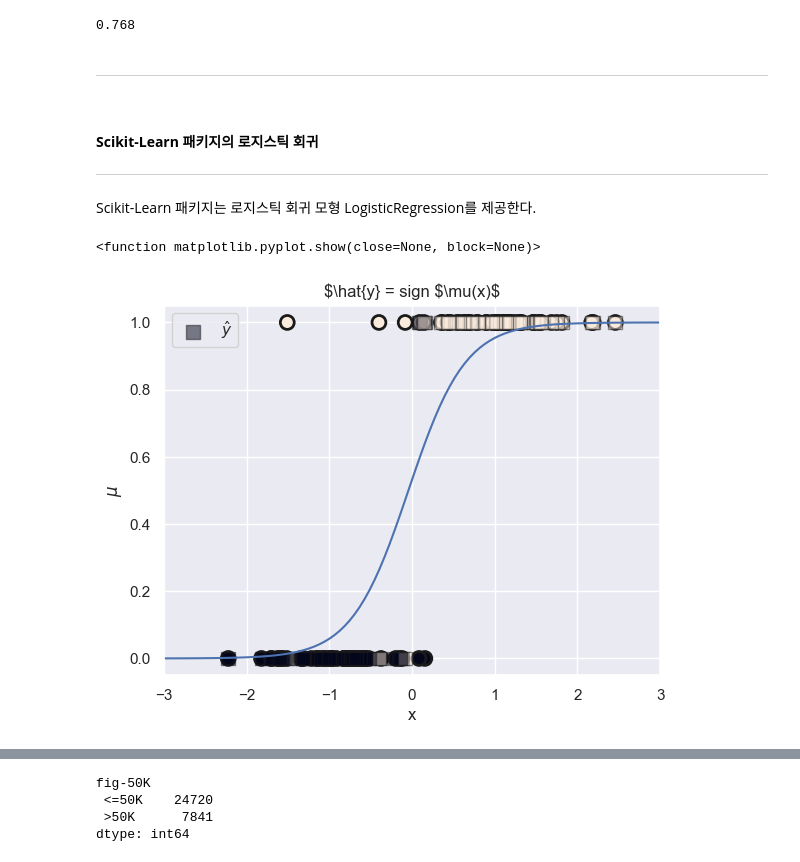
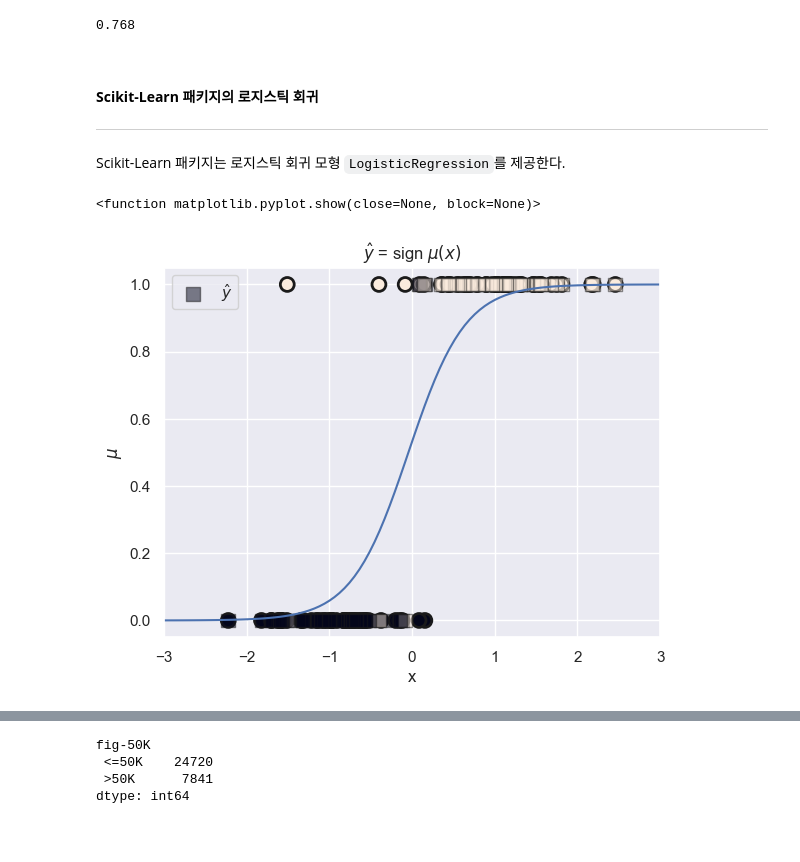
Before and after one commit to jeongbeenson19/dstb, a Jupyter notebook: logistic_regression.ipynb, the cells around one changed output, grey strips where cells are left out. Saved outputs shown, nothing was run; the diff lists cells and outputs as text; code cells hidden in the pictures; blank space fills up the shorter version.

Commit message:
visual update

```diff
--- a/logistic_regression.ipynb
+++ b/logistic_regression.ipynb
@@ -434,35 +419,33 @@ log_loss(y, y_null, normalize=False)
 # %% [output]
 0.768
 # %% [markdown]
----
-
 <p>&nbsp;</P>
 
 __Scikit-Learn 패키지의 로지스틱 회귀__
 
 ---
 
-Scikit-Learn 패키지는 로지스틱 회귀 모형 LogisticRegression를 제공한다.
+Scikit-Learn 패키지는 로지스틱 회귀 모형 `LogisticRegression`를 제공한다.
 # %%
 from sklearn.linear_model import LogisticRegression
 
 model_sk = LogisticRegression().fit(X0, y)
 
 xx = np.linspace(-3, 3, 100)
 mu = 1.0/(1 + np.exp(-model_sk.coef_[0][0]* xx - model_sk.intercept_[0]))
 plt.plot(xx, mu)
 plt.scatter(X0, y, c=y, s=100, edgecolors="k", lw=2)
 plt.scatter(X0, model_sk.predict(X0), label=r"$\hat{y}$", marker='s', c=y,
             s=100, edgecolors="k", lw=1, alpha=0.5 )
 plt.xlim(-3, 3)
 plt.xlabel("x")
 plt.ylabel(r"$\mu$")
-plt.title(r"$\hat{y} = sign $\mu(x)$")
+plt.title(r"$\hat{y}$ = sign $\mu(x)$")
 plt.legend()
 plt.show
 # %% [output]
 <function matplotlib.pyplot.show(close=None, block=None)>
-[figure, old version]
+[figure, new version]
 # %%
 url = 'http://archive.ics.uci.edu/ml/machine-learning-databases/adult/adult.data'
 res = requests.get(url).content
```
Also changed, not shown: parts of 20 cells of this notebook, 2 other files.
